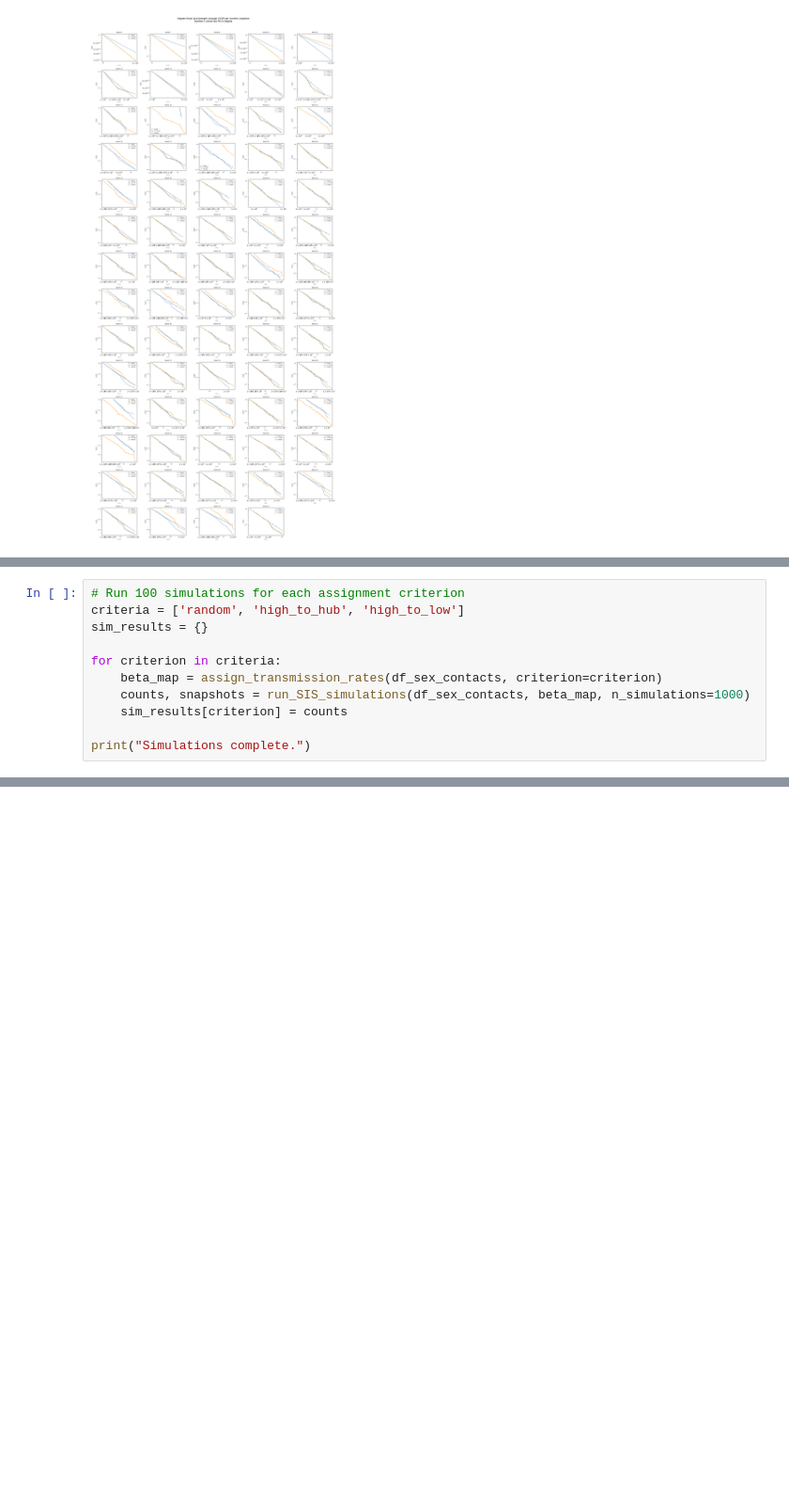
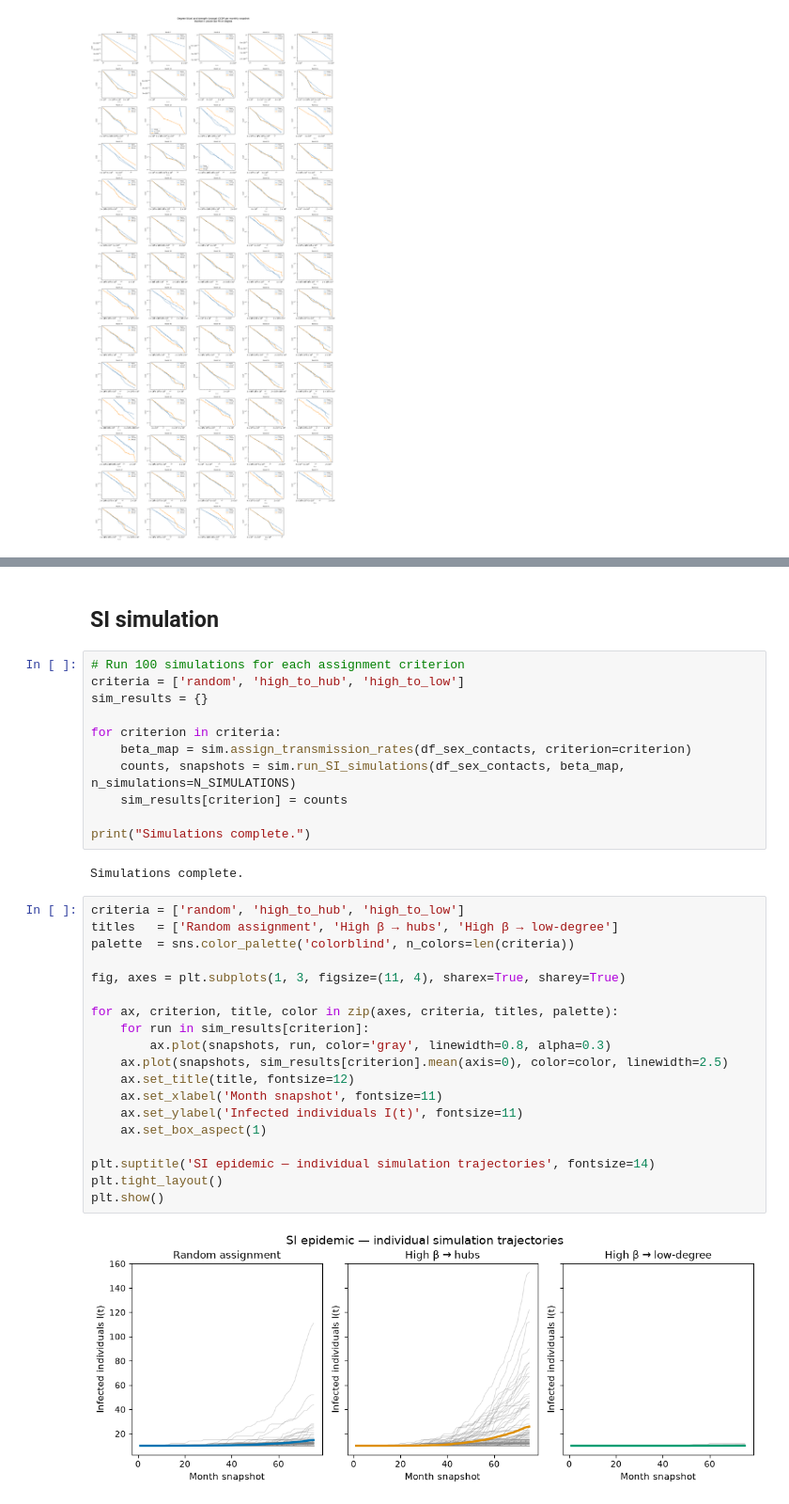
Before and after one commit to elisabettasalvai/sfi_std_project, a Jupyter notebook: sti_modeling_real_data.ipynb, the cells around one changed output, grey strips where cells are left out. Shown at 94% size. Drawn from its saved outputs; the diff is of its cells as text; blank space fills up the shorter version.

```diff
--- a/sti_modeling_real_data.ipynb
+++ b/sti_modeling_real_data.ipynb
@@ -673,11 +339,0 @@ plt.show()
-# %%
-# Run 100 simulations for each assignment criterion
-criteria = ['random', 'high_to_hub', 'high_to_low']
-sim_results = {}
-
-for criterion in criteria:
-    beta_map = assign_transmission_rates(df_sex_contacts, criterion=criterion)
-    counts, snapshots = run_SIS_simulations(df_sex_contacts, beta_map, n_simulations=1000)
-    sim_results[criterion] = counts
-
-print("Simulations complete.")
@@ -753,0 +380,37 @@ plt.show()
+# %% [markdown]
+<a id="si-simulation"></a>
+## SI simulation
+# %%
+# Run 100 simulations for each assignment criterion
+criteria = ['random', 'high_to_hub', 'high_to_low']
+sim_results = {}
+
+for criterion in criteria:
+    beta_map = sim.assign_transmission_rates(df_sex_contacts, criterion=criterion)
+    counts, snapshots = sim.run_SI_simulations(df_sex_contacts, beta_map, n_simulations=N_SIMULATIONS)
+    sim_results[criterion] = counts
+
+print("Simulations complete.")
+# %% [output]
+Simulations complete.
+# %%
+criteria = ['random', 'high_to_hub', 'high_to_low']
+titles   = ['Random assignment', 'High β → hubs', 'High β → low-degree']
+palette  = sns.color_palette('colorblind', n_colors=len(criteria))
+
+fig, axes = plt.subplots(1, 3, figsize=(11, 4), sharex=True, sharey=True)
+
+for ax, criterion, title, color in zip(axes, criteria, titles, palette):
+    for run in sim_results[criterion]:
+        ax.plot(snapshots, run, color='gray', linewidth=0.8, alpha=0.3)
+    ax.plot(snapshots, sim_results[criterion].mean(axis=0), color=color, linewidth=2.5)
+    ax.set_title(title, fontsize=12)
+    ax.set_xlabel('Month snapshot', fontsize=11)
+    ax.set_ylabel('Infected individuals I(t)', fontsize=11)
+    ax.set_box_aspect(1)
+
+plt.suptitle('SI epidemic — individual simulation trajectories', fontsize=14)
+plt.tight_layout()
+plt.show()
+# %% [output]
+[figure, added]
```
Also changed, not shown: parts of 53 cells of this notebook, 3 other files.
